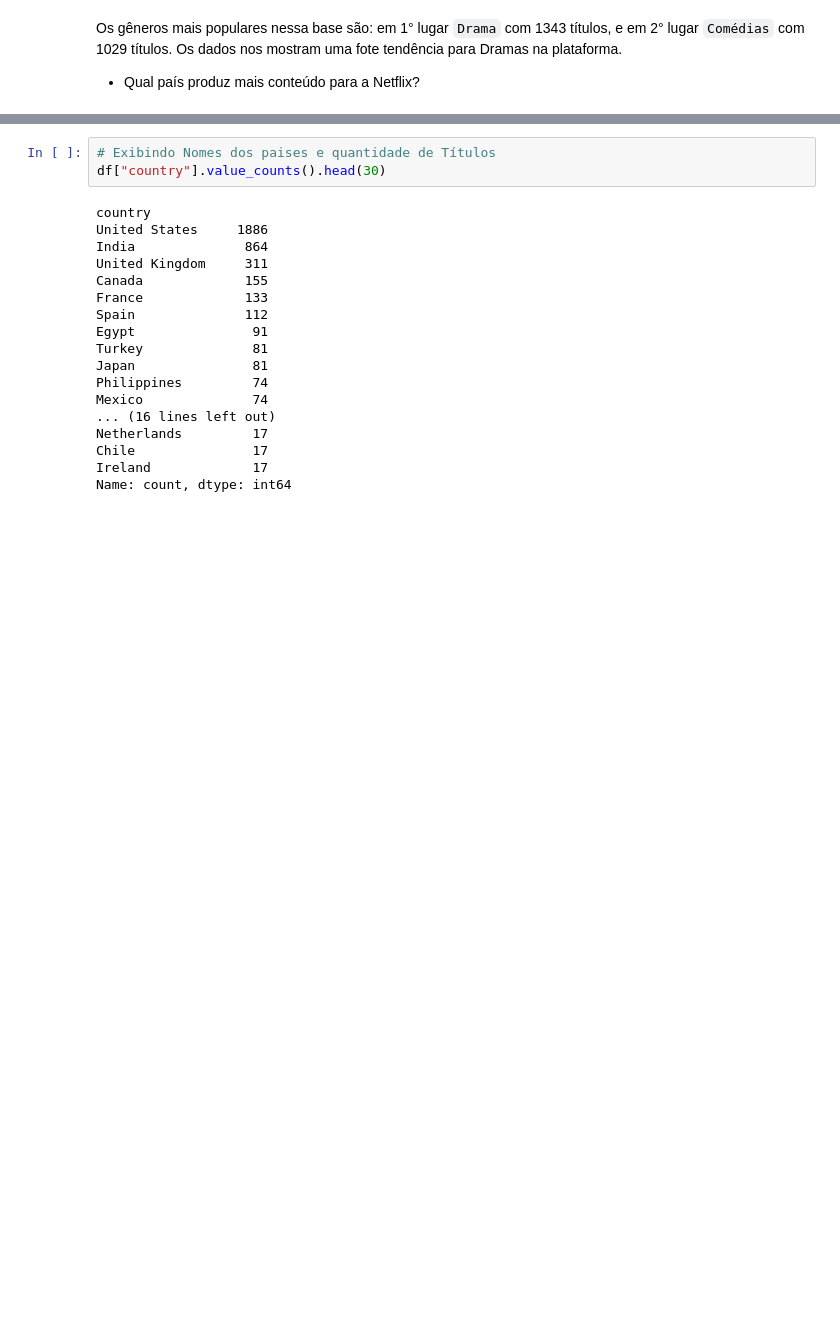
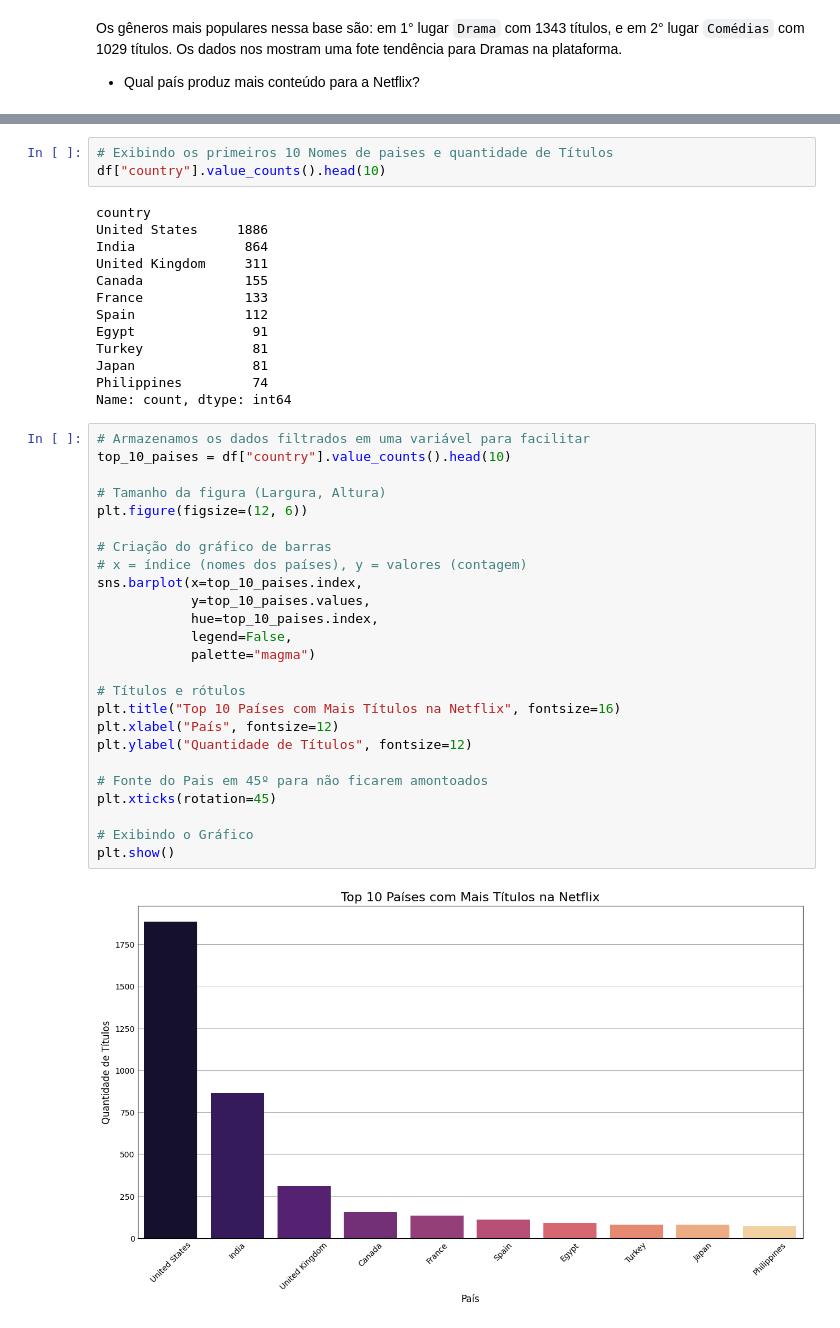
Before and after one commit to JoaoRanulfoDatascience/Netflix_ProjetoDS, a Jupyter notebook: netflix_analise_exploratoria.ipynb, the cells around one changed output, grey strips where cells are left out. Drawn from its saved outputs; the diff is of its cells as text; blank space fills up the shorter version.

```diff
--- a/netflix_analise_exploratoria.ipynb
+++ b/netflix_analise_exploratoria.ipynb
@@ -208,6 +226,6 @@ Os gêneros mais populares nessa base são: em 1° lugar `Drama` com 1343 títul
 # %%
-# Exibindo Nomes dos paises e quantidade de Títulos
-df["country"].value_counts().head(30)
+# Exibindo os primeiros 10 Nomes de paises e quantidade de Títulos
+df["country"].value_counts().head(10)
 # %% [output]
 country
 United States     1886
@@ -220,10 +238,32 @@ Egypt               91
 Turkey              81
 Japan               81
 Philippines         74
-Mexico              74
-... (16 lines left out)
-Netherlands         17
-Chile               17
-Ireland             17
 Name: count, dtype: int64
+# %%
+# Armazenamos os dados filtrados em uma variável para facilitar
+top_10_paises = df["country"].value_counts().head(10)
+
+# Tamanho da figura (Largura, Altura)
+plt.figure(figsize=(12, 6))
+
+# Criação do gráfico de barras
+# x = índice (nomes dos países), y = valores (contagem)
+sns.barplot(x=top_10_paises.index,
+            y=top_10_paises.values,
+            hue=top_10_paises.index,
+            legend=False,
+            palette="magma")
+
+# Títulos e rótulos
+plt.title("Top 10 Países com Mais Títulos na Netflix", fontsize=16)
+plt.xlabel("País", fontsize=12)
+plt.ylabel("Quantidade de Títulos", fontsize=12)
+
+# Fonte do Pais em 45º para não ficarem amontoados
+plt.xticks(rotation=45)
+
+# Exibindo o Gráfico
+plt.show()
+# %% [output]
+[figure, added]
 # %% [markdown]
```
Also changed, not shown: parts of 13 cells of this notebook.
